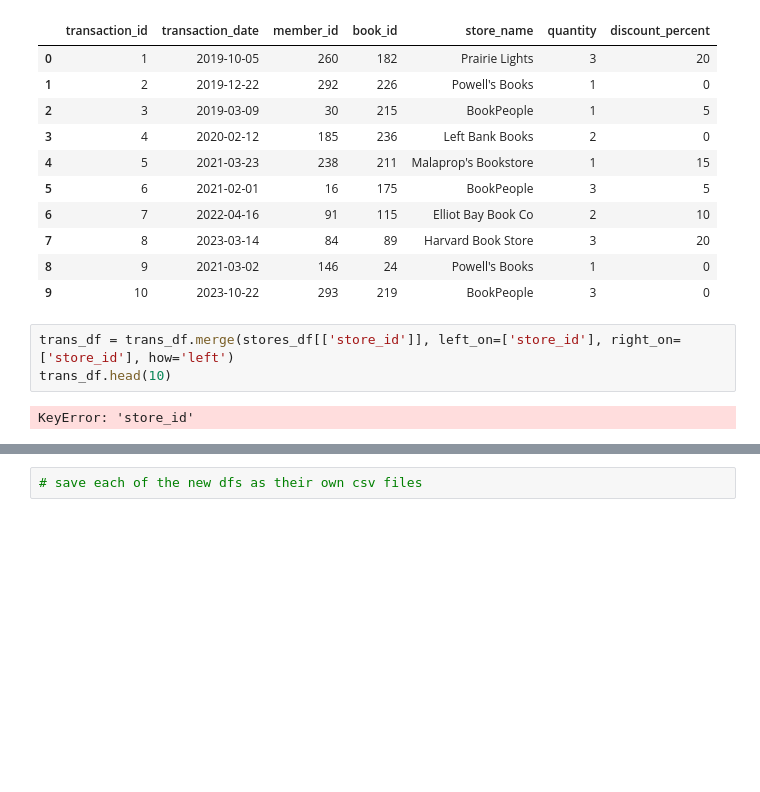
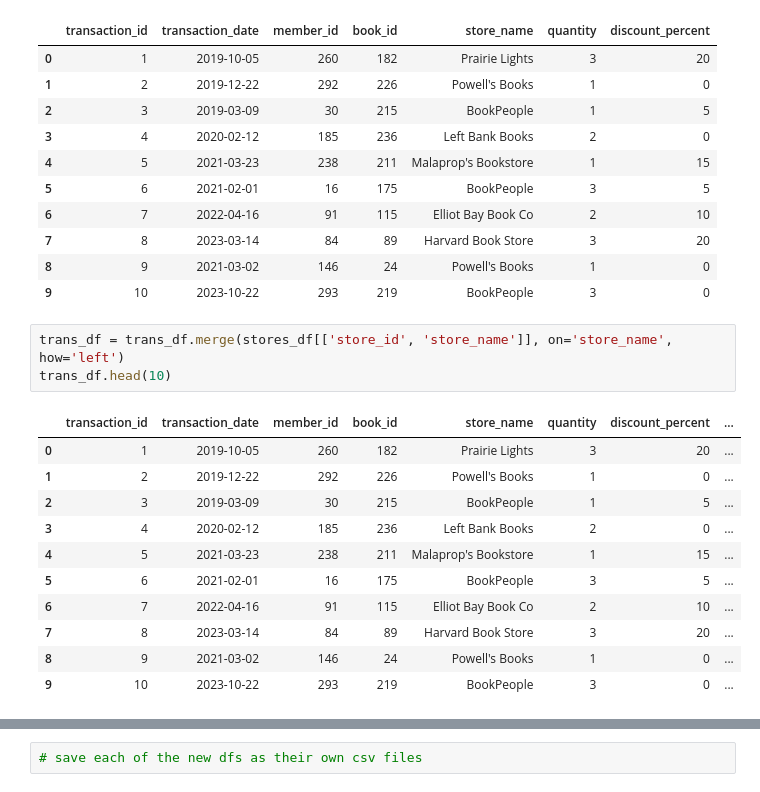
Before and after one commit to mwrobbins56/CodeYouBookstoreDemo, a Jupyter notebook: Notebooks/bookstore_db_creation.ipynb, the cells around one changed output, grey strips where cells are left out. Saved outputs shown, nothing was run; the diff lists cells and outputs as text; blank space fills up the shorter version.

Commit message:
Completed bookstore DB assignment

```diff
--- a/Notebooks/bookstore_db_creation.ipynb
+++ b/Notebooks/bookstore_db_creation.ipynb
@@ -260,7 +260,17 @@ trans_df.head(10)
 | 8 | 9 | 2021-03-02 | 146 | 24 | Powell's Books | 1 | 0 |
 | 9 | 10 | 2023-10-22 | 293 | 219 | BookPeople | 3 | 0 |
 # %%
-trans_df = trans_df.merge(stores_df[['store_id']], left_on=['store_id'], right_on=['store_id'], how='left')
+trans_df = trans_df.merge(stores_df[['store_id', 'store_name']], on='store_name', how='left')
 trans_df.head(10)
 # %% [output]
-KeyError: 'store_id'
+|  | transaction_id | transaction_date | member_id | book_id | store_name | quantity | discount_percent | ... |
+| 0 | 1 | 2019-10-05 | 260 | 182 | Prairie Lights | 3 | 20 | ... |
+| 1 | 2 | 2019-12-22 | 292 | 226 | Powell's Books | 1 | 0 | ... |
+| 2 | 3 | 2019-03-09 | 30 | 215 | BookPeople | 1 | 5 | ... |
+| 3 | 4 | 2020-02-12 | 185 | 236 | Left Bank Books | 2 | 0 | ... |
+| 4 | 5 | 2021-03-23 | 238 | 211 | Malaprop's Bookstore | 1 | 15 | ... |
+| 5 | 6 | 2021-02-01 | 16 | 175 | BookPeople | 3 | 5 | ... |
+| 6 | 7 | 2022-04-16 | 91 | 115 | Elliot Bay Book Co | 2 | 10 | ... |
+| 7 | 8 | 2023-03-14 | 84 | 89 | Harvard Book Store | 3 | 20 | ... |
+| 8 | 9 | 2021-03-02 | 146 | 24 | Powell's Books | 1 | 0 | ... |
+| 9 | 10 | 2023-10-22 | 293 | 219 | BookPeople | 3 | 0 | ... |
```
Also changed, not shown: parts of 1 cell of this notebook.
